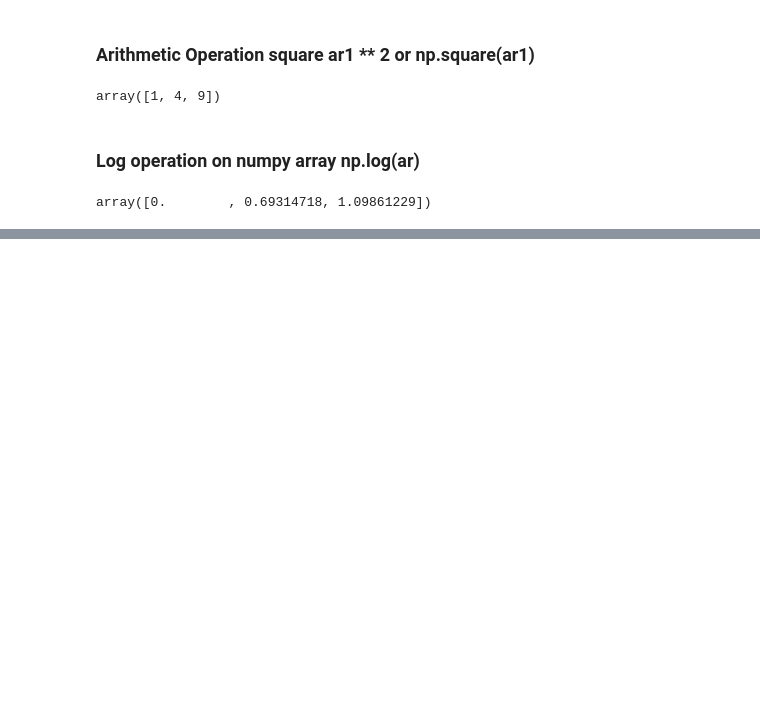
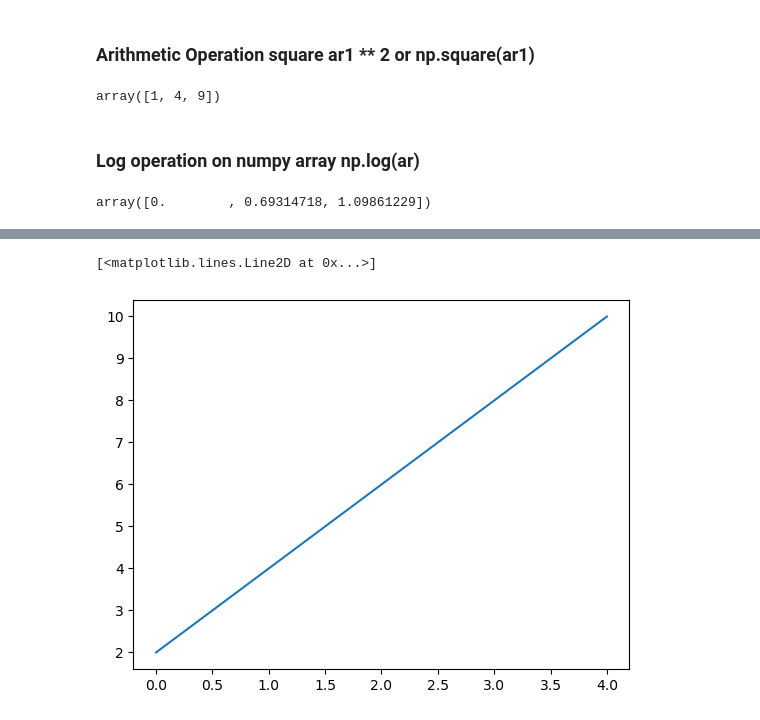
Before and after one commit to evil-of-the-night/TensorflowCertification, a Jupyter notebook: numpy/numpy_intro.ipynb, the cells around one changed output, grey strips where cells are left out. Drawn from its saved outputs; the diff is of its cells as text; code cells hidden in the pictures; blank space fills up the shorter version.

```diff
--- a/numpy/numpy_intro.ipynb
+++ b/numpy/numpy_intro.ipynb
@@ -314,0 +423,5 @@ array([0.        , 0.69314718, 1.09861229])
+# %%
+plt.plot(low_var_array)
+# %% [output]
+[<matplotlib.lines.Line2D at 0x...>]
+[figure, added]
```
Also changed, not shown: parts of 91 cells of this notebook, 4 other files.
